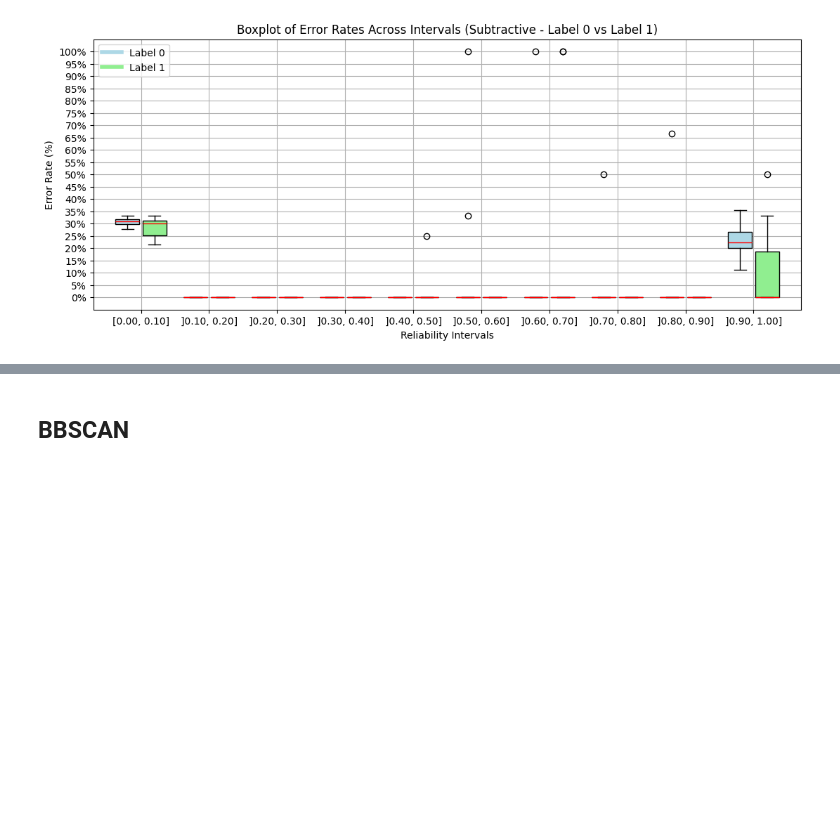
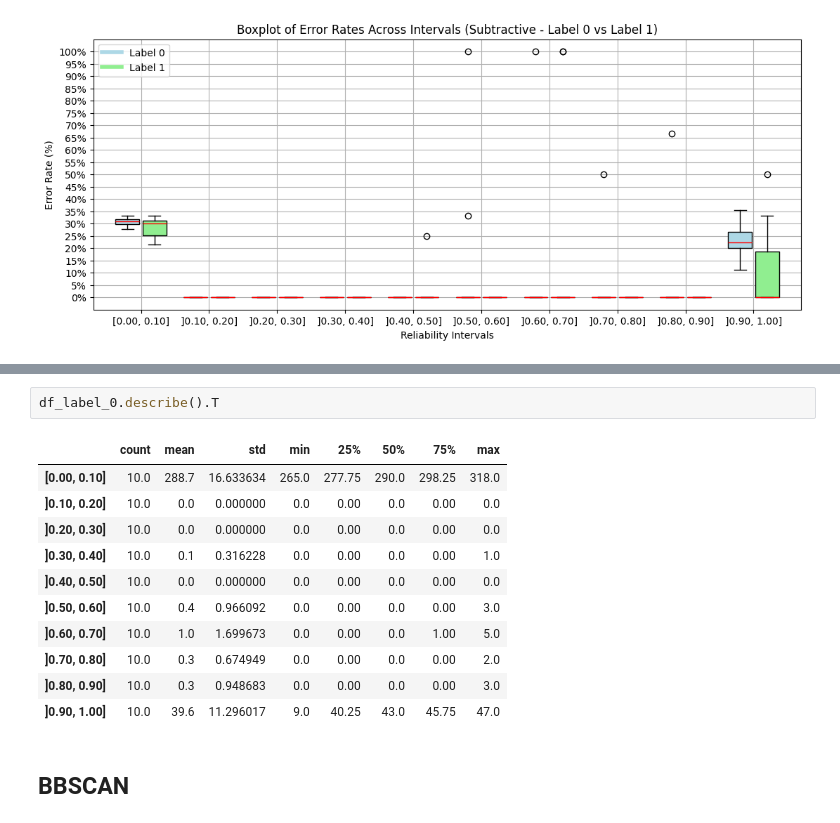
Before and after one commit to Oak10/pointwise-benchmark, a Jupyter notebook: samples_9/results.ipynb, the cells around one changed output, grey strips where cells are left out. Drawn from its saved outputs; the diff is of its cells as text; blank space fills up the shorter version.

```diff
--- a/samples_9/results.ipynb
+++ b/samples_9/results.ipynb
@@ -208,3 +257,17 @@ plot_boxplot_intervals_error_rate(all_intervals_error_0, all_intervals_error_1,
+# %%
+df_label_0.describe().T
+# %% [output]
+|  | count | mean | std | min | 25% | 50% | 75% | max |
+| [0.00, 0.10] | 10.0 | 288.7 | 16.633634 | 265.0 | 277.75 | 290.0 | 298.25 | 318.0 |
+| ]0.10, 0.20] | 10.0 | 0.0 | 0.000000 | 0.0 | 0.00 | 0.0 | 0.00 | 0.0 |
+| ]0.20, 0.30] | 10.0 | 0.0 | 0.000000 | 0.0 | 0.00 | 0.0 | 0.00 | 0.0 |
+| ]0.30, 0.40] | 10.0 | 0.1 | 0.316228 | 0.0 | 0.00 | 0.0 | 0.00 | 1.0 |
+| ]0.40, 0.50] | 10.0 | 0.0 | 0.000000 | 0.0 | 0.00 | 0.0 | 0.00 | 0.0 |
+| ]0.50, 0.60] | 10.0 | 0.4 | 0.966092 | 0.0 | 0.00 | 0.0 | 0.00 | 3.0 |
+| ]0.60, 0.70] | 10.0 | 1.0 | 1.699673 | 0.0 | 0.00 | 0.0 | 1.00 | 5.0 |
+| ]0.70, 0.80] | 10.0 | 0.3 | 0.674949 | 0.0 | 0.00 | 0.0 | 0.00 | 2.0 |
+| ]0.80, 0.90] | 10.0 | 0.3 | 0.948683 | 0.0 | 0.00 | 0.0 | 0.00 | 3.0 |
+| ]0.90, 1.00] | 10.0 | 39.6 | 11.296017 | 9.0 | 40.25 | 43.0 | 45.75 | 47.0 |
 # %% [markdown]
 ## BBSCAN
 # %%
```
Also changed, not shown: parts of 10 cells of this notebook.
